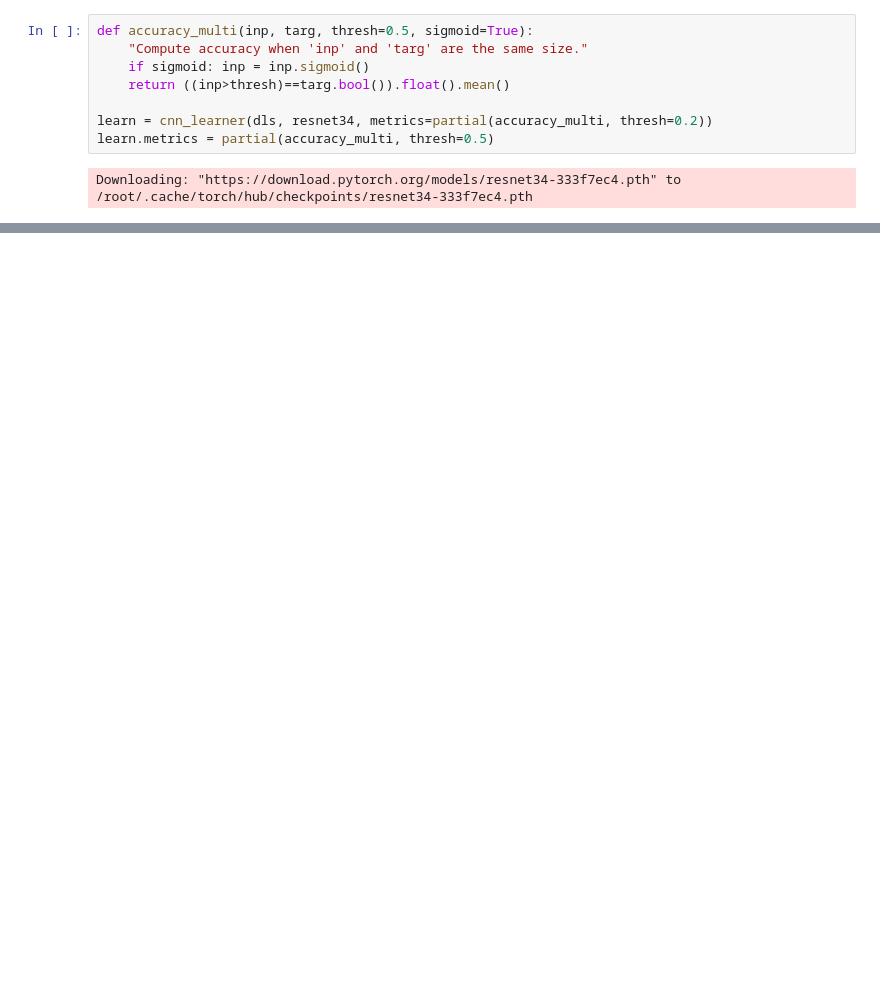
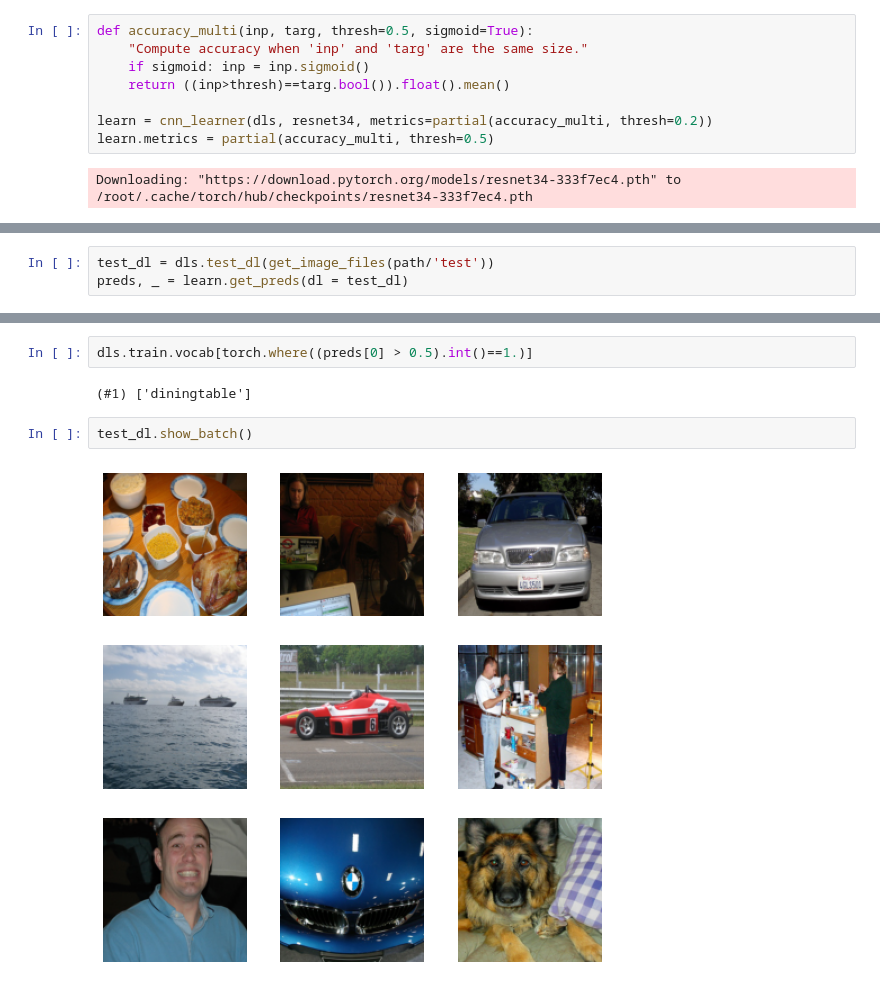
Before and after one commit to djliden/deep_learning_practice, a Jupyter notebook: test_set_demo.ipynb, the cells around one changed output, grey strips where cells are left out. Cells and saved outputs as stored; diff of their text form; blank space fills up the shorter version.

```diff
--- a/test_set_demo.ipynb
+++ b/test_set_demo.ipynb
@@ -98,0 +95,3 @@ testset = test_set(dblock.datasets(df), testdss, with_labels=False)
+# %%
+test_dl = dls.test_dl(get_image_files(path/'test'))
+preds, _ = learn.get_preds(dl = test_dl)
@@ -98,0 +100,8 @@ testset = test_set(dblock.datasets(df), testdss, with_labels=False)
+# %%
+dls.train.vocab[torch.where((preds[0] > 0.5).int()==1.)]
+# %% [output]
+(#1) ['diningtable']
+# %%
+test_dl.show_batch()
+# %% [output]
+[figure, added]
```
Also changed, not shown: parts of 22 cells of this notebook.
